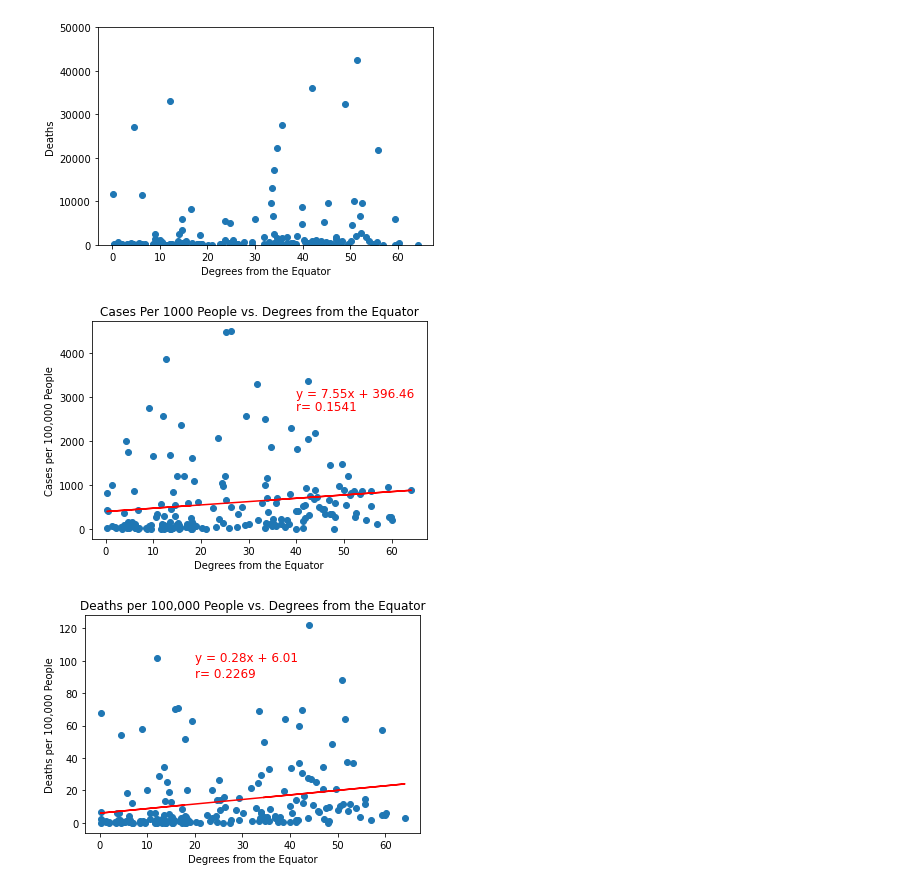
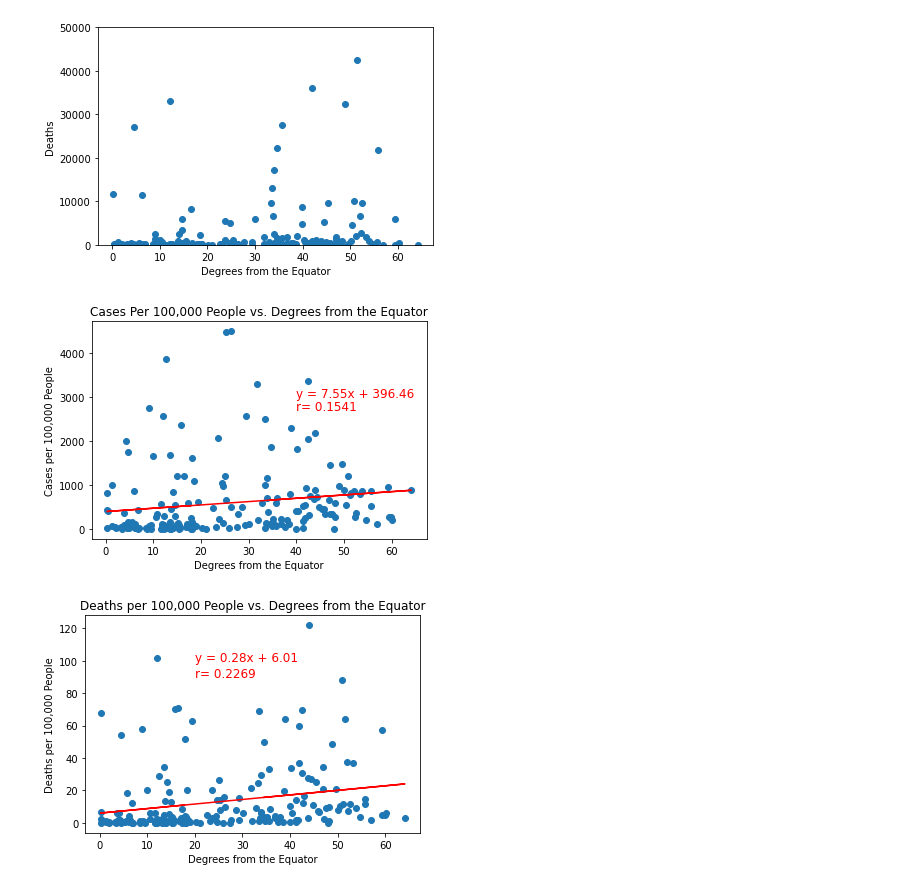
Before and after one commit to AustinRCole/COVID_Lat_GDP_analysis, a Jupyter notebook: COVID_lat_AC.ipynb, the cells around one changed output. Saved outputs shown, nothing was run; the diff lists cells and outputs as text; code cells hidden in the pictures.

```diff
--- a/COVID_lat_AC.ipynb
+++ b/COVID_lat_AC.ipynb
@@ -91,17 +93,18 @@ plt.show()
 # %%
 plt.scatter(lat_abs,data_lat['Cases per 100,000 People'],marker="o")
 plt.xlabel('Degrees from the Equator')
 plt.ylabel('Cases per 100,000 People')
-plt.title('Cases Per 1000 People vs. Degrees from the Equator')
+plt.title('Cases Per 100,000 People vs. Degrees from the Equator')
 slope2, intercept2, r2, p2, std_err2 = st.linregress(lat_abs, data_lat['Cases per 100,000 People'])
 fit2 = slope2 * lat_abs + intercept2
 plt.plot(lat_abs,fit2,color='r')
 line_eq2 = f"y = {round(slope2,2)}x + {round(intercept2,2)}"
 plt.annotate(line_eq2,(40,3000),fontsize=12,color="red")
 plt.annotate(f"r= {round(r2,4)}",(40,2700),fontsize=12,color="red")
+plt.savefig("Resources/casesper100k_vs_degrees.png")
 plt.show()
 # %% [output]
-[figure, old version]
+[figure, new version]
 # %%
 plt.scatter(lat_abs,data_lat['Deaths per 100,000 People'],marker="o")
 plt.xlabel('Degrees from the Equator')
```
Also changed, not shown: parts of 5 cells of this notebook, 6 other files.
